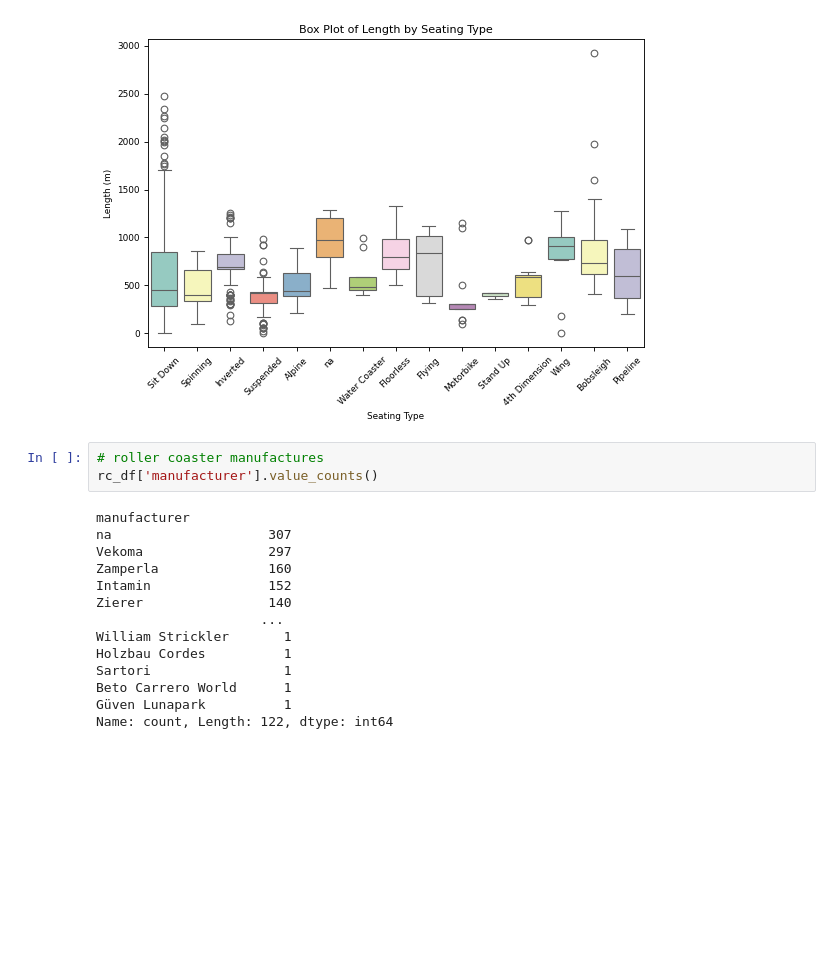
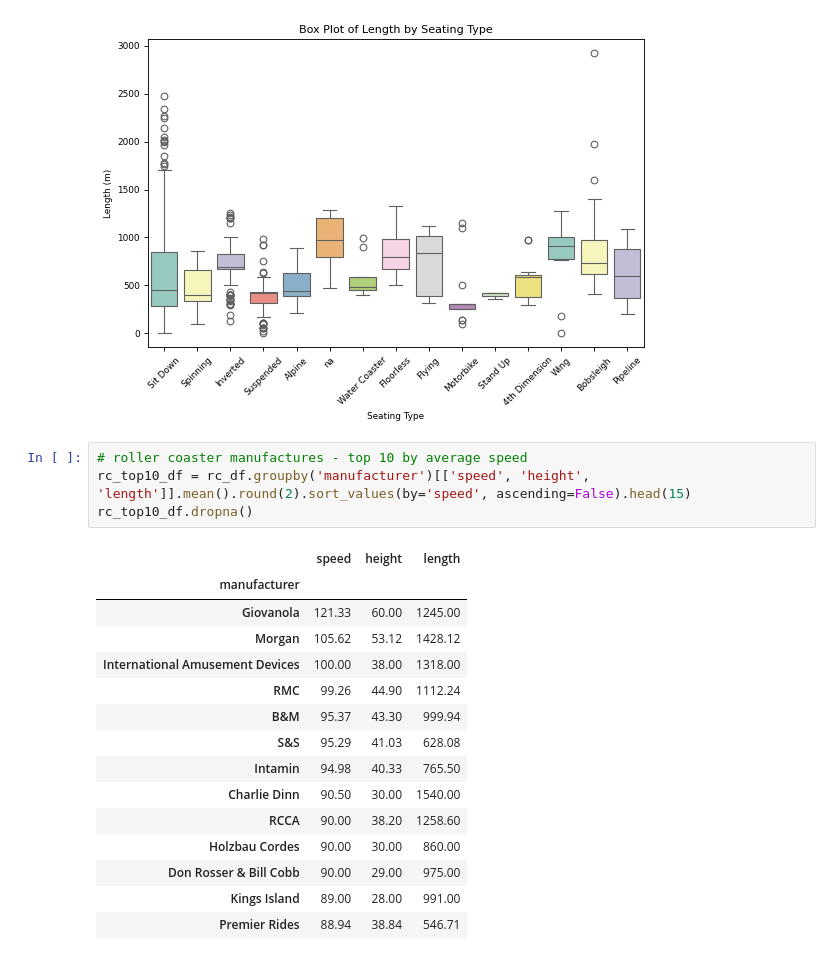
Before and after one commit to 7086600/roller_coaster_project, a Jupyter notebook: roller_coaster.ipynb, the cells around one changed output. Saved outputs shown, nothing was run; the diff lists cells and outputs as text; blank space fills up the shorter version.

```diff
--- a/roller_coaster.ipynb
+++ b/roller_coaster.ipynb
@@ -438,20 +438,23 @@ ax.set_xticklabels(rc_df['seating_type'].value_counts().index, rotation=45)
 plt.show()
 # %% [output]
 [figure]
-# %%
-# roller coaster manufactures
-rc_df['manufacturer'].value_counts()
-# %% [output]
-manufacturer
-na                    307
-Vekoma                297
-Zamperla              160
-Intamin               152
-Zierer                140
-                     ...
-William Strickler       1
-Holzbau Cordes          1
-Sartori                 1
-Beto Carrero World      1
-Güven Lunapark          1
-Name: count, Length: 122, dtype: int64
+# %%
+# roller coaster manufactures - top 10 by average speed
+rc_top10_df = rc_df.groupby('manufacturer')[['speed', 'height', 'length']].mean().round(2).sort_values(by='speed', ascending=False).head(15)
+rc_top10_df.dropna()
+# %% [output]
+|  | speed | height | length |
+| manufacturer |  |  |  |
+| Giovanola | 121.33 | 60.00 | 1245.00 |
+| Morgan | 105.62 | 53.12 | 1428.12 |
+| International Amusement Devices | 100.00 | 38.00 | 1318.00 |
+| RMC | 99.26 | 44.90 | 1112.24 |
+| B&M | 95.37 | 43.30 | 999.94 |
+| S&S | 95.29 | 41.03 | 628.08 |
+| Intamin | 94.98 | 40.33 | 765.50 |
+| Charlie Dinn | 90.50 | 30.00 | 1540.00 |
+| RCCA | 90.00 | 38.20 | 1258.60 |
+| Holzbau Cordes | 90.00 | 30.00 | 860.00 |
+| Don Rosser & Bill Cobb | 90.00 | 29.00 | 975.00 |
+| Kings Island | 89.00 | 28.00 | 991.00 |
+| Premier Rides | 88.94 | 38.84 | 546.71 |
```
Also changed, not shown: parts of 1 cell of this notebook.
